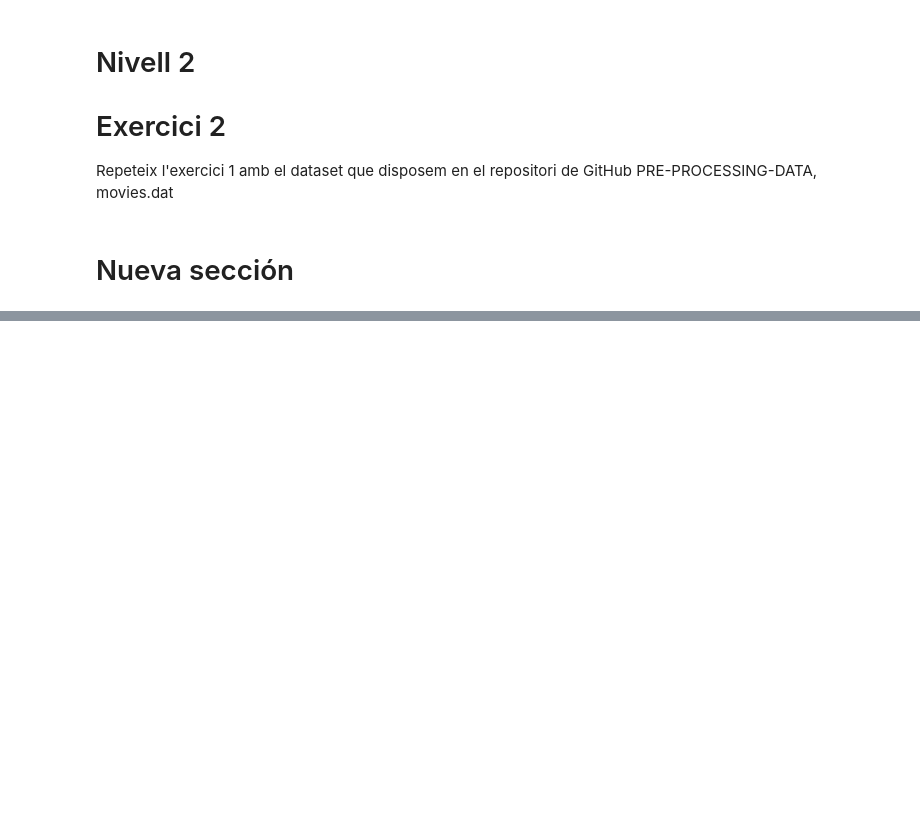
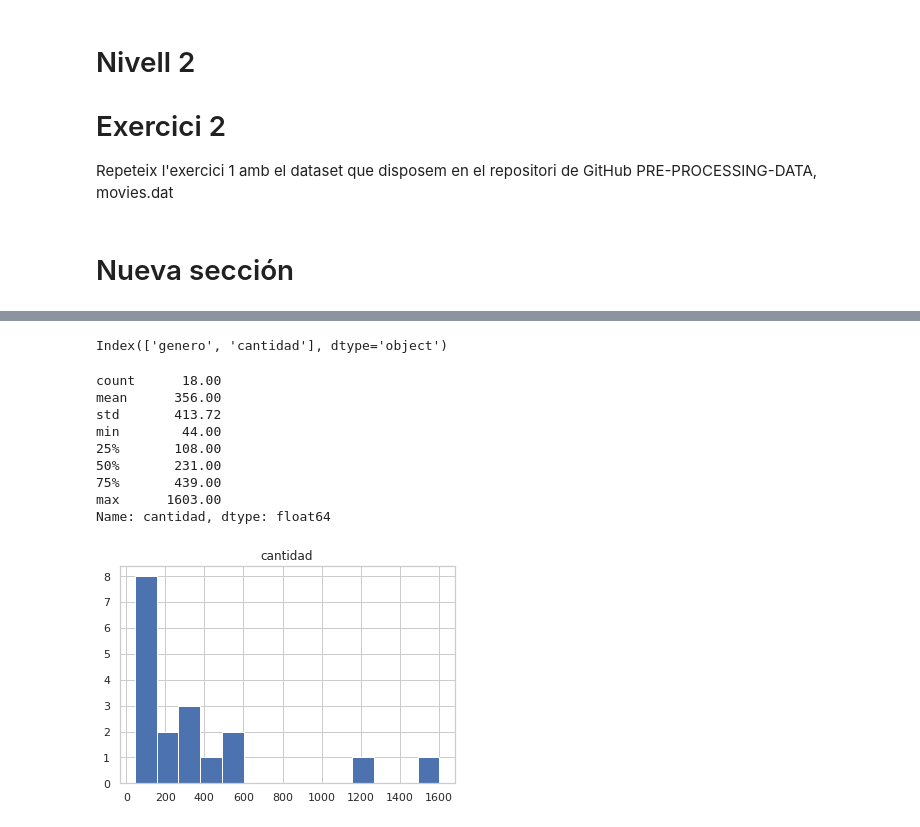
Before and after one commit to JMML2021/0302-Visualitzaci-gr-fica-de-M-ltiples-variables, a Jupyter notebook: 0302_Visualitzacio_grafica_de_Multiples_variables24.ipynb, the cells around one changed output, grey strips where cells are left out. Cells and saved outputs as stored; diff of their text form; code cells hidden in the pictures; blank space fills up the shorter version.

Commit message:
creado el histograma

```diff
--- a/0302_Visualitzacio_grafica_de_Multiples_variables24.ipynb
+++ b/0302_Visualitzacio_grafica_de_Multiples_variables24.ipynb
@@ -402,0 +413,25 @@ df3
+# %%
+# Cambio el nombre de las columnas
+
+df3 =  estilos.rename(columns ={0:'cantidad'})
+print(df3.columns)
+# Quito lo primera fila que es el nombre de la primera pelicula
+df3=df3.drop([0])
+df3 = df3.sort_values('cantidad', ascending = False)
+
+df3['cantidad'] = df3['cantidad'].astype('float64')
+
+df3.hist(['cantidad'], bins=14)
+df3['cantidad'].describe().round(2)
+# %% [output]
+Index(['genero', 'cantidad'], dtype='object')
+count      18.00
+mean      356.00
+std       413.72
+min        44.00
+25%       108.00
+50%       231.00
+75%       439.00
+max      1603.00
+Name: cantidad, dtype: float64
+[figure, added]
```
Also changed, not shown: parts of 27 cells of this notebook.
